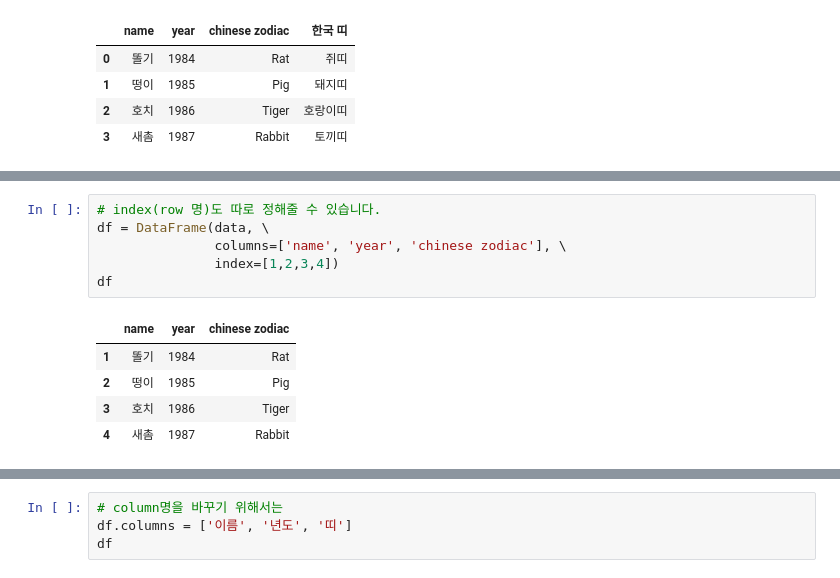
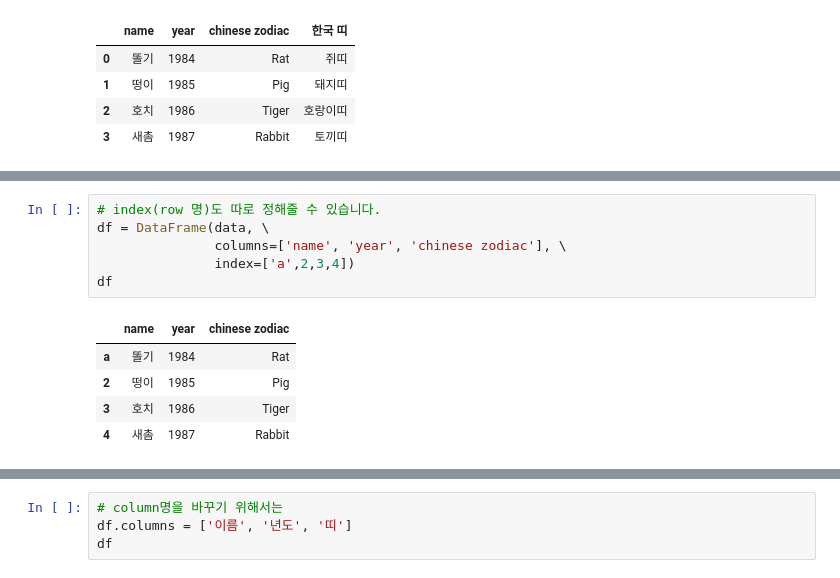
Before and after one commit to LyuGGang/python-data-analytics-lecture, a Jupyter notebook: 강의자료/6_pandas.ipynb, the cells around one changed output, grey strips where cells are left out. Cells and saved outputs as stored; diff of their text form.

```diff
--- a/강의자료/6_pandas.ipynb
+++ b/강의자료/6_pandas.ipynb
@@ -295,12 +364,12 @@ df
 # %%
 # index(row 명)도 따로 정해줄 수 있습니다.
 df = DataFrame(data, \
                columns=['name', 'year', 'chinese zodiac'], \
-               index=[1,2,3,4])
+               index=['a',2,3,4])
 df
 # %% [output]
 |  | name | year | chinese zodiac |
-| 1 | 똘기 | 1984 | Rat |
+| a | 똘기 | 1984 | Rat |
 | 2 | 떵이 | 1985 | Pig |
 | 3 | 호치 | 1986 | Tiger |
 | 4 | 새촘 | 1987 | Rabbit |
```
Also changed, not shown: parts of 93 cells of this notebook.
